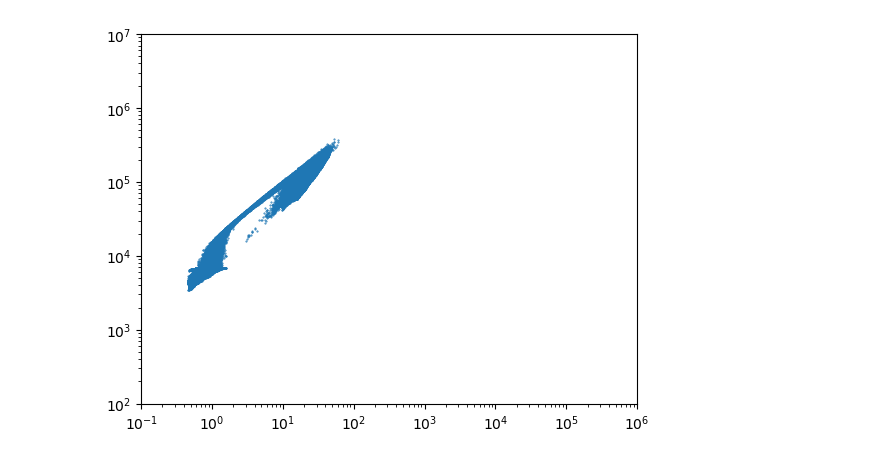
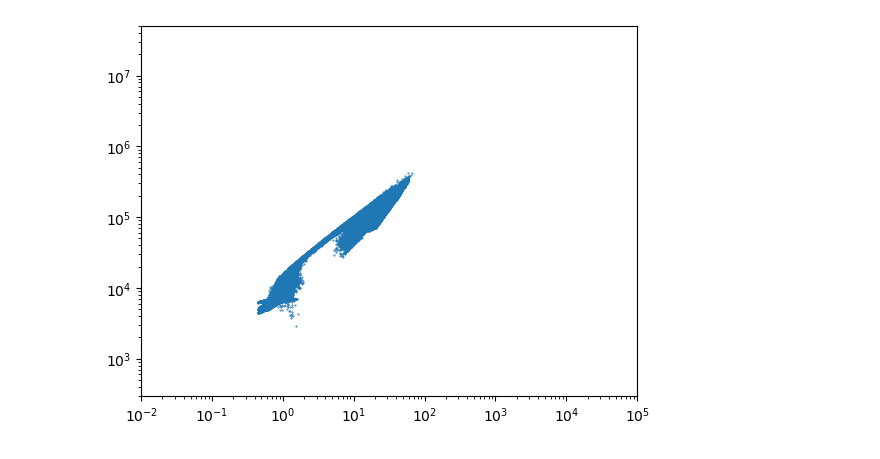
Before and after one commit to maedarn/code_tohoku, a Jupyter notebook: py/n-P-diagram_h5.ipynb, the cells around one changed output. Drawn from its saved outputs; the diff is of its cells as text; code cells hidden in the pictures.

```diff
--- a/py/n-P-diagram_h5.ipynb
+++ b/py/n-P-diagram_h5.ipynb
@@ -9,7 +9,7 @@ import h5py
 
 
 
-dir = '/Users/maedarn/Dropbox/analysis/low_metal/lmt2/'
+dir = '/Users/maedarn/Dropbox/analysis/low_metal/lmt_m2s/'
 im=128
 jm=128
 km=128
@@ -17,8 +17,8 @@ num=18
 nstep = 20
 #itime = 1
 #ftime = 104
-itime = 86
-ftime = 86
+itime = 143
+ftime = 143
 timejump=1
 #folder1="Phiwv"  #+ str(np.int(sample_frequency))
 #older2="Phiexa"  #+ str(np.int(sample_frequency))
@@ -36,35 +36,35 @@ for i in range(itime,ftime +1,timejump): #最後は含まない
         RHO_1D = np.reshape(RHO, (im*jm*km))
         P_1D = np.reshape(P, (im*jm*km))
         x1=RHO_1D/1.27
         #y1=slice5*116.0
         y1=P_1D*91.0
 
 
     #ax.set_xlabel('n')  # x軸ラベル
     #ax.set_ylabel('p/k_{B}')  # y軸ラベル
     #ax.set_title(r'$\sin(x)$ and $\cos(x)$') # グラフタイトル
     # ax.set_aspect('equal') # スケールを揃える
     #ax.grid()            # 罫線
     #plt.yscale('log')
     #plt.xscale('log')
     #plt.plot(x1, y1)
     #matplotlib.pyplot.scatter
     plt.scatter(x1, y1, s=0.2)# norm=LogNorm())#, s=20)#, c=None, marker='o', cmap=None, norm=None,vmin=None, vmax=None, alpha=None, linewidths=None,verts=None, edgecolors=None, hold=None, data=None,**kwargs)
     ax.set_yscale('log')  # y軸をlogスケールで描く
     ax.set_xscale('log')  # x軸をlogスケールで描く
-    ax.set_xlim([0.1, 1000000]) # x方向の描画範囲を指定
-    ax.set_ylim([100, 10000000])    # y方向の描画範囲を指定
+    ax.set_xlim([0.01, 100000]) # x方向の描画範囲を指定
+    ax.set_ylim([300, 50000000])    # y方向の描画範囲を指定
     #p = plt.plot(data01,data02, "black", linestyle='dashed') # normal way
     #ax.plot(t, y1, color=c1, label=l1)
     #ax.plot(t, y2, color=c2, label=l2)
     #ax.plot(t, y3, color=c3, label=l3)
     #ax.plot(t, y4, color=c4, label=l4)
     #ax.legend(loc=0)    # 凡例
     #fig.tight_layout()  # レイアウトの設定
-    # plt.savefig('hoge.png') # 画像の保存
-    #plt.show()
+    plt.savefig(dir+'hoge.png',transparent=True) # 画像の保存
+    plt.show()
 
 
     #plt.savefig("foo.png")
 # %% [output]
-[figure, old version]
+[figure, new version]
```
Also changed, not shown: 6 other files.
